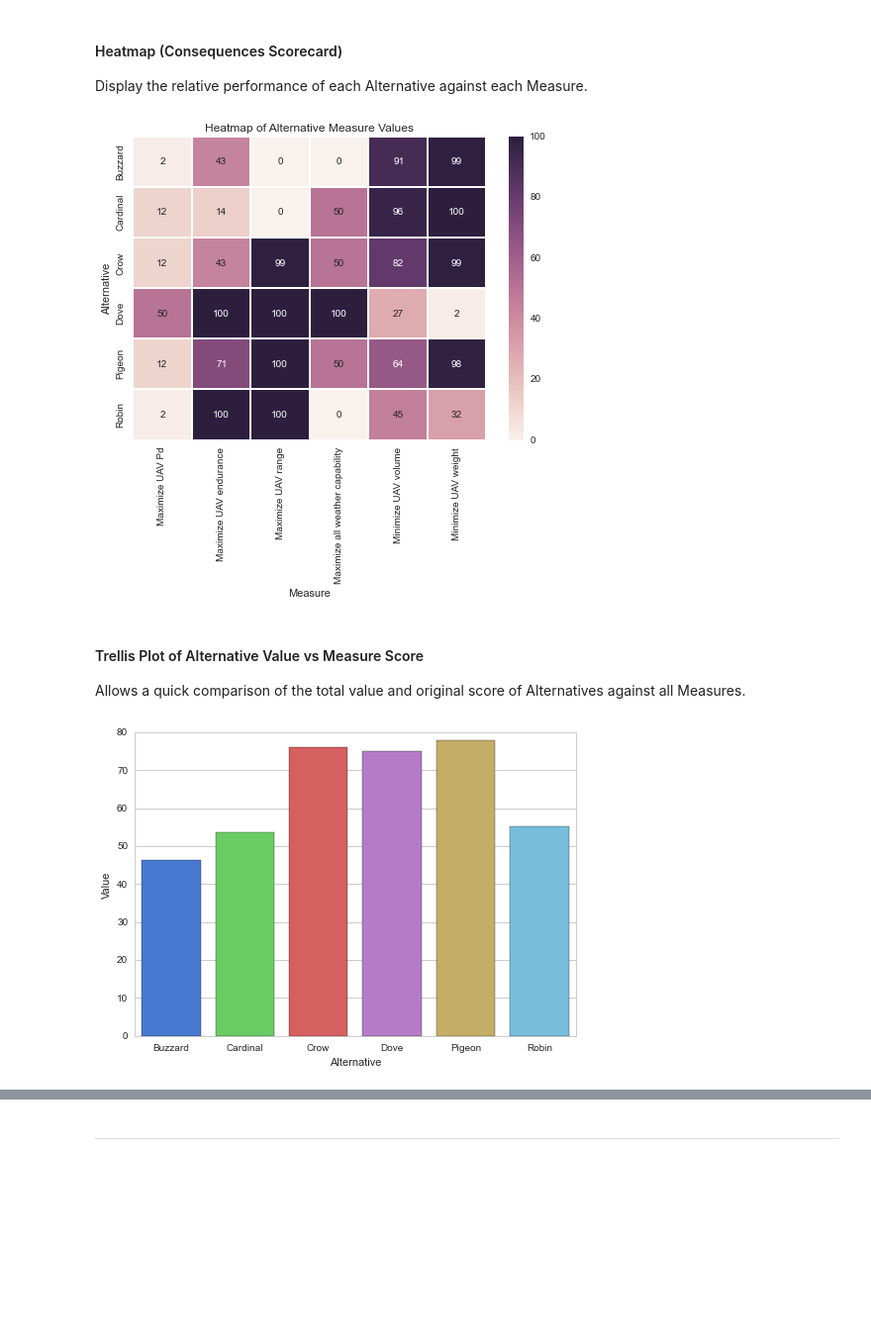
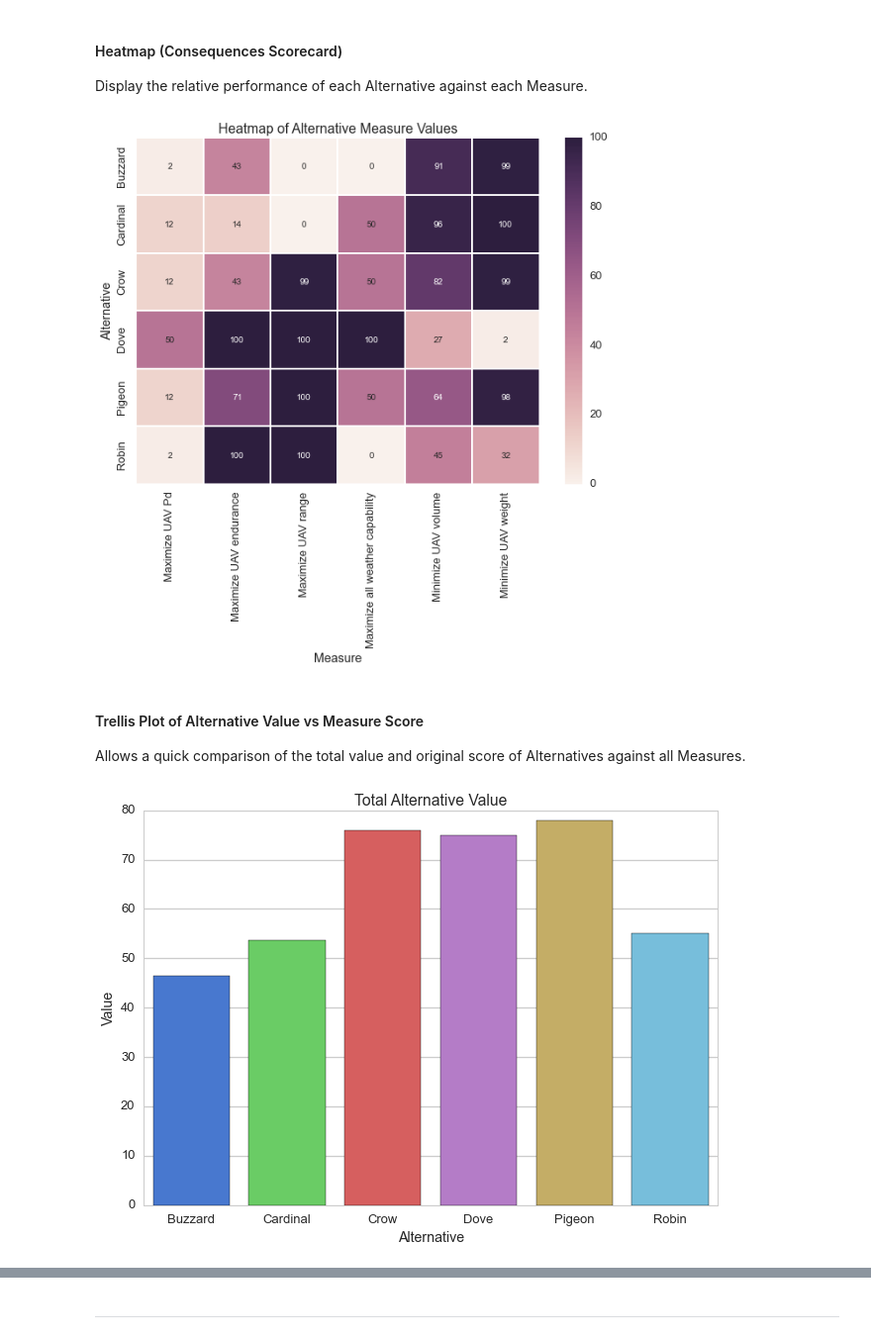
Before and after one commit to gm4/alt-swing, a Jupyter notebook: alt-swing/alt-swing.ipynb, the cells around one changed output, grey strips where cells are left out. Shown: that part at 99% size. Cells and saved outputs as stored; diff of their text form; code cells hidden in the pictures; blank space fills up the shorter version.

```diff
--- a/alt-swing/alt-swing.ipynb
+++ b/alt-swing/alt-swing.ipynb
@@ -190,7 +190,7 @@ for item, val in altDF.iterrows():
             score = vfRange - score
     elif funcFamily == linString:
         print str(idxString[0:2]) + ' is ' + linString
-        score = 100.0 * scale(paramX, paramXMin, paramXMax)
+        score = vfRange * scale(paramX, paramXMin, paramXMax)
         if float(paramSlope) == -1.0:
             score = vfRange - score
     elif funcFamily == powString:
@@ -328,7 +328,7 @@ sns.heatmap(np.round(heat_rect, 0), annot=True, fmt='g')
 plt.title("Heatmap of Alternative Measure Values")
 plt.savefig('./html_report/images/heatmap.png', bbox_inches='tight')
 # %% [output]
-[figure, old version]
+[figure, new version]
 # %% [markdown]
 #### Trellis Plot of Alternative Value vs Measure Score
 
@@ -336,10 +336,11 @@ Allows a quick comparison of the total value and original score of Alternatives
 # %%
 summaryDF.reset_index(inplace=True)
 # %%
-sns.barplot('Alternative', 'Value', data=summaryDF, palette="muted")
+sns.barplot('Alternative', 'Value', data=summaryDF, palette='muted')
+plt.title('Total Alternative Value')
 plt.savefig('./html_report/images/value-barplot.png', bbox_inches='tight')
 # %% [output]
-[figure, old version]
+[figure, new version]
 # %%
 tmpDF.reset_index(inplace=True)
 # %%
```
Also changed, not shown: parts of 2 cells of this notebook, 6 other files.
